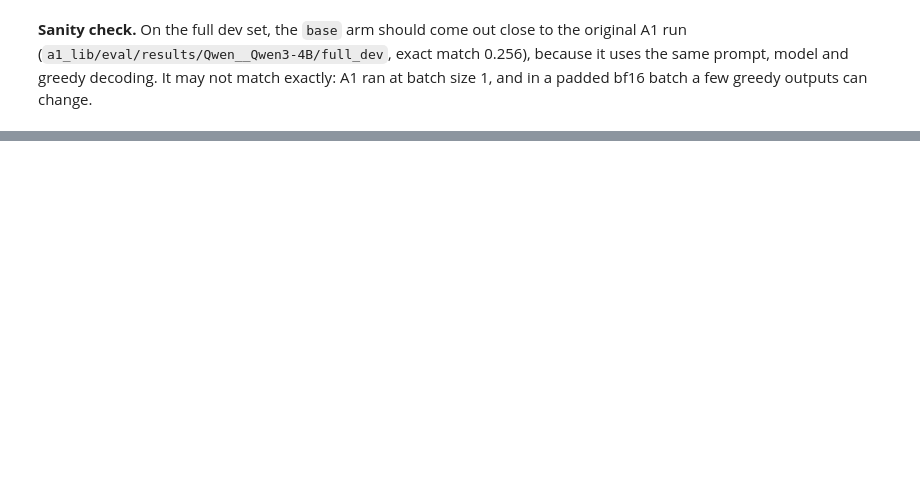
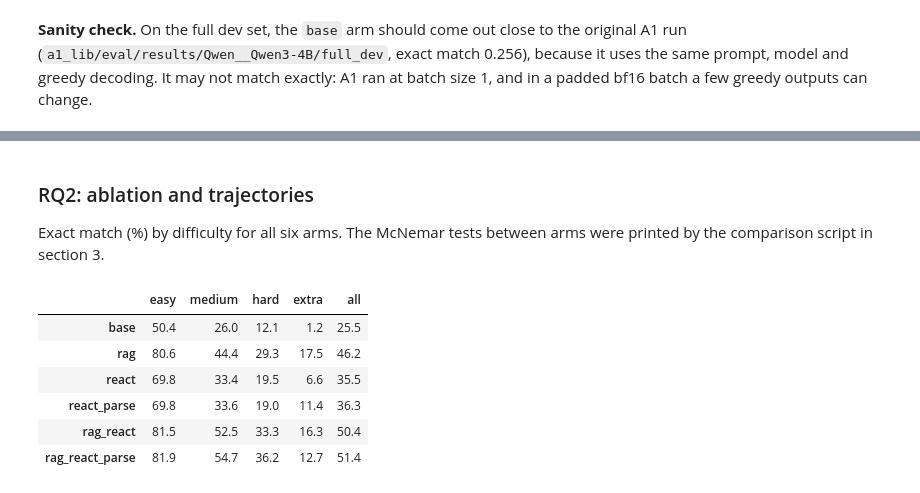
Before and after one commit to aiejvn/CISC-451-A2, a Jupyter notebook: RQ1_RQ2.ipynb, the cells around one changed output, grey strips where cells are left out. Saved outputs shown, nothing was run; the diff lists cells and outputs as text; code cells hidden in the pictures; blank space fills up the shorter version.

```diff
--- a/RQ1_RQ2.ipynb
+++ b/RQ1_RQ2.ipynb
@@ -130,0 +276,14 @@ for name, m in [("A1 full_dev", a1), (f"base/{RUN_ID}", base)]:
+# %% [markdown]
+### RQ2: ablation and trajectories
+
+Exact match (%) by difficulty for all six arms. The McNemar tests between arms were printed by the comparison script in section 3.
+# %%
+rt.ablation(RUN_ID)
+# %% [output]
+|  | easy | medium | hard | extra | all |
+| base | 50.4 | 26.0 | 12.1 | 1.2 | 25.5 |
+| rag | 80.6 | 44.4 | 29.3 | 17.5 | 46.2 |
+| react | 69.8 | 33.4 | 19.5 | 6.6 | 35.5 |
+| react_parse | 69.8 | 33.6 | 19.0 | 11.4 | 36.3 |
+| rag_react | 81.5 | 52.5 | 33.3 | 16.3 | 50.4 |
+| rag_react_parse | 81.9 | 54.7 | 36.2 | 12.7 | 51.4 |
```
Also changed, not shown: parts of 19 cells of this notebook.
